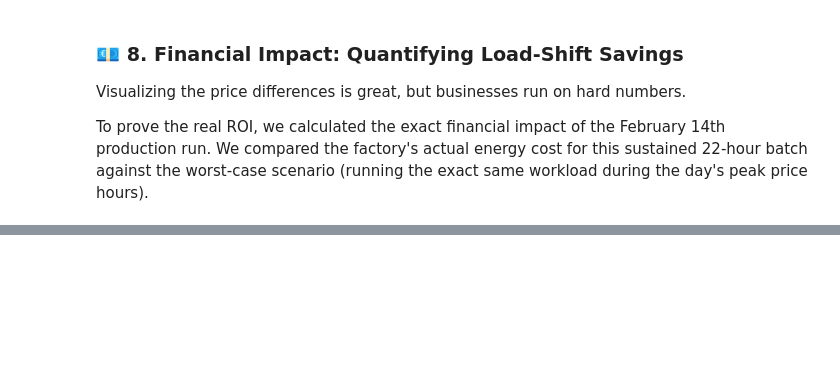
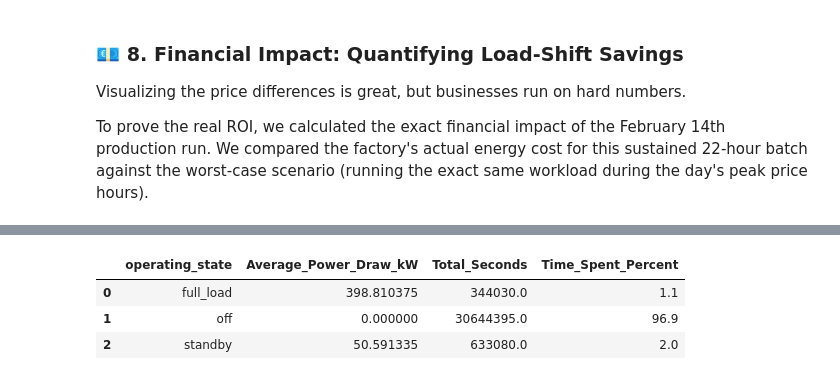
Before and after one commit to reza-mansouri1998/GreenForge-AI, a Jupyter notebook: notebooks/EDA/01_machine_telemetry_eda.ipynb, the cells around one changed output, grey strips where cells are left out. Drawn from its saved outputs; the diff is of its cells as text; code cells hidden in the pictures; blank space fills up the shorter version.

```diff
--- a/notebooks/EDA/01_machine_telemetry_eda.ipynb
+++ b/notebooks/EDA/01_machine_telemetry_eda.ipynb
@@ -458,0 +444,40 @@ In the next exploratory phase (`02_energy_grid_weather_eda.ipynb`), I will step
+# %%
+# Baseline power draw by operating state — reuses the classification and thresholds
+# already established in Section 5 (classified_telemetry), instead of re-deriving a
+# separate, looser Active/Standby split here.
+baseline_metrics = (
+    classified_telemetry
+    .group_by("operating_state")
+    .agg([
+        pl.col(target_sensor).mean().alias("Average_Power_Draw_kW"),
+        pl.col("duration_s").sum().alias("Total_Seconds")
+    ])
+    .with_columns(
+        (pl.col("Total_Seconds") / pl.col("Total_Seconds").sum() * 100).round(1).alias("Time_Spent_Percent")
+    )
+    .sort("operating_state")
+).to_pandas()
+
+display(baseline_metrics)
+
+# Visualize the baseline power draw across all three operating states
+fig_baseline = px.bar(
+    baseline_metrics,
+    x="operating_state",
+    y="Average_Power_Draw_kW",
+    color="operating_state",
+    title="TEC_48S Baseline Power Draw by Operating State",
+    labels={"Average_Power_Draw_kW": "Avg Power Draw (kW)", "operating_state": "Operating State"},
+    template="plotly_white",
+    text_auto=".1f",
+    color_discrete_sequence=["#95a5a6", "#f39c12", "#e74c3c"]  # off, standby, full_load
+)
+
+fig_baseline.update_traces(textposition="outside")
+fig_baseline.update_layout(showlegend=False)
+fig_baseline.show()
+# %% [output]
+|  | operating_state | Average_Power_Draw_kW | Total_Seconds | Time_Spent_Percent |
+| 0 | full_load | 398.810375 | 344030.0 | 1.1 |
+| 1 | off | 0.000000 | 30644395.0 | 96.9 |
+| 2 | standby | 50.591335 | 633080.0 | 2.0 |
```
Also changed, not shown: parts of 15 cells of this notebook.
